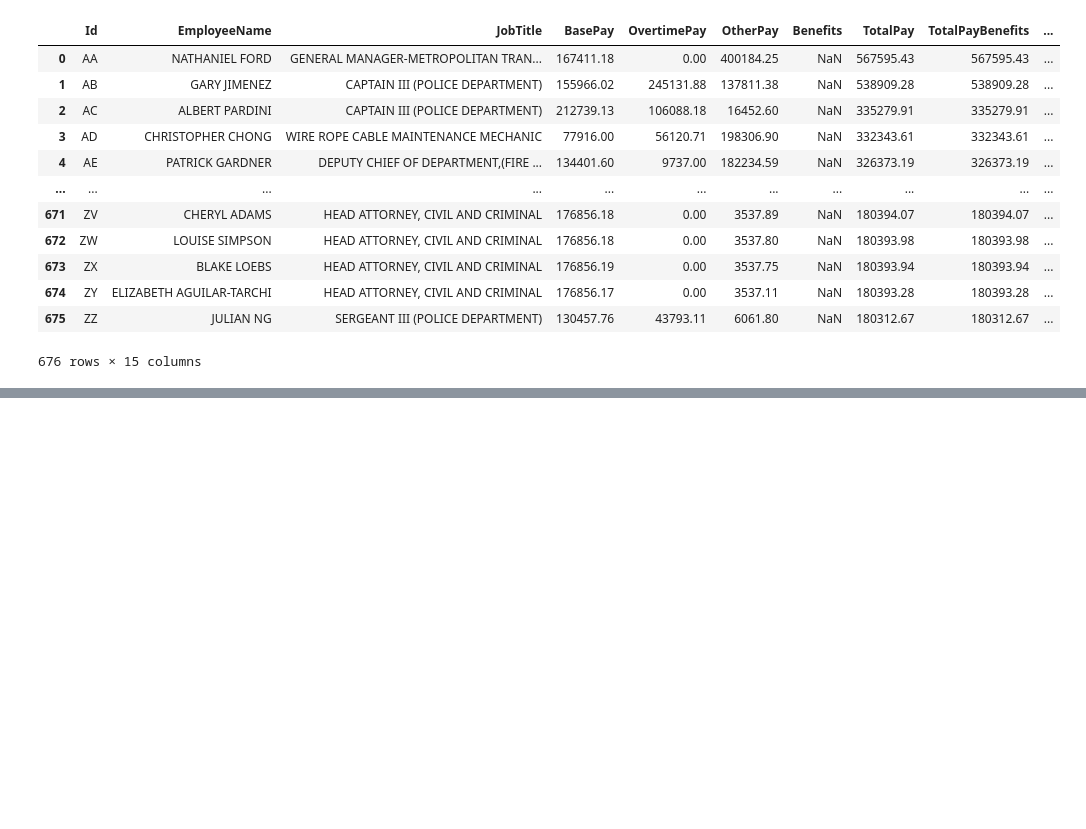
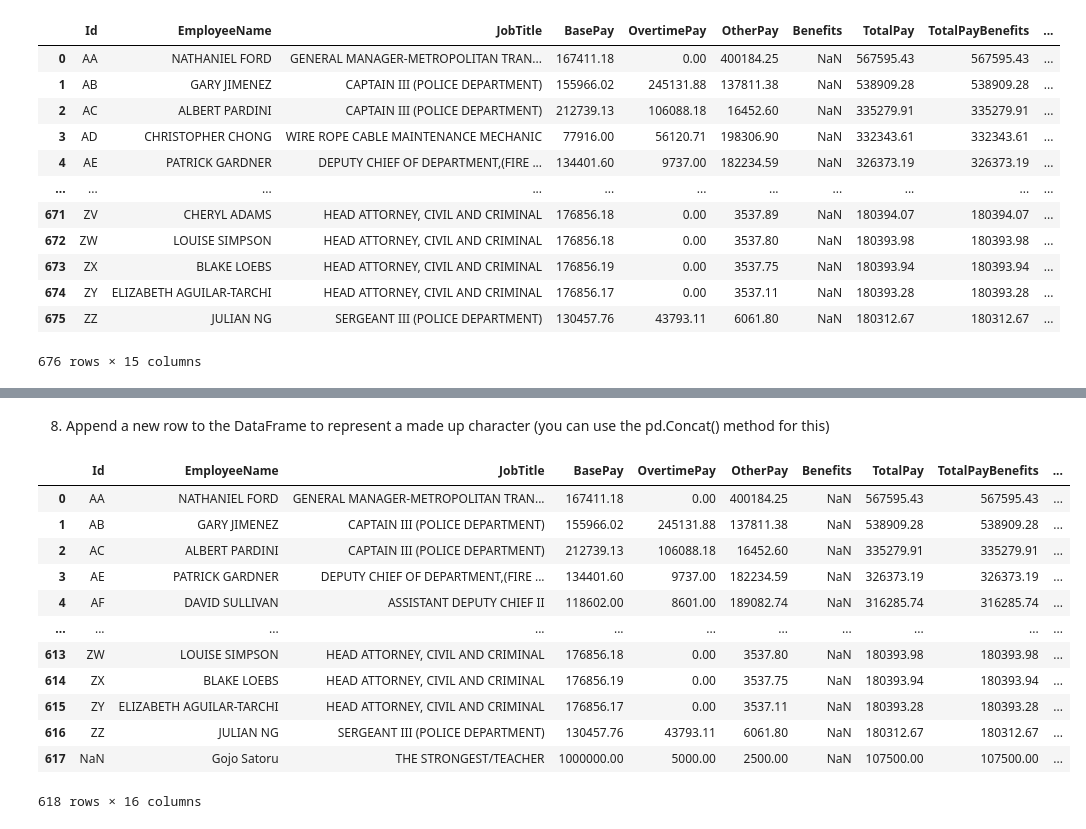
Before and after one commit to ranvirsahota/AiCore, a Jupyter notebook: 04_advanced_dataframe_operations/data_manipulation_practical.ipynb, the cells around one changed output, grey strips where cells are left out. Cells and saved outputs as stored; diff of their text form; code cells hidden in the pictures; blank space fills up the shorter version.

```diff
--- a/04_advanced_dataframe_operations/data_manipulation_practical.ipynb
+++ b/04_advanced_dataframe_operations/data_manipulation_practical.ipynb
@@ -94,0 +97,3 @@ df
+# %%
+new_df = df[df['BasePay'] > 100000]
+new_df
@@ -94,0 +116,3 @@ df
+# %%
+new_df['PaySumExlBaseSalary'] = new_df['TotalPayBenefits'] - new_df['BasePay']
+new_df
@@ -94,0 +138,36 @@ df
+# %% [markdown]
+8. Append a new row to the DataFrame to represent a made up character (you can use the pd.Concat() method for this)
+# %%
+import numpy as np
+
+new_row = pd.DataFrame({
+    'EmployeeName': ['Gojo Satoru'],
+    'JobTitle': ['THE STRONGEST/TEACHER'],
+    'BasePay': [1000000.00],
+    'OvertimePay': [5000.00],
+    'OtherPay': [2500.00],
+    'Benefits': [float('nan')],
+    'TotalPay': [107500.00],
+    'TotalPayBenefits': [107500.00],
+    'Year': [2023],
+    'Notes': [float('nan')],
+    'Agency': ['Japan'],
+    'Status': np.nan
+})
+
+row_concat = pd.concat((new_df, new_row), ignore_index=True, )
+row_concat
+# %% [output]
+|  | Id | EmployeeName | JobTitle | BasePay | OvertimePay | OtherPay | Benefits | TotalPay | TotalPayBenefits | ... |
+| 0 | AA | NATHANIEL FORD | GENERAL MANAGER-METROPOLITAN TRAN... | 167411.18 | 0.00 | 400184.25 | NaN | 567595.43 | 567595.43 | ... |
+| 1 | AB | GARY JIMENEZ | CAPTAIN III (POLICE DEPARTMENT) | 155966.02 | 245131.88 | 137811.38 | NaN | 538909.28 | 538909.28 | ... |
+| 2 | AC | ALBERT PARDINI | CAPTAIN III (POLICE DEPARTMENT) | 212739.13 | 106088.18 | 16452.60 | NaN | 335279.91 | 335279.91 | ... |
+| 3 | AE | PATRICK GARDNER | DEPUTY CHIEF OF DEPARTMENT,(FIRE ... | 134401.60 | 9737.00 | 182234.59 | NaN | 326373.19 | 326373.19 | ... |
+| 4 | AF | DAVID SULLIVAN | ASSISTANT DEPUTY CHIEF II | 118602.00 | 8601.00 | 189082.74 | NaN | 316285.74 | 316285.74 | ... |
+| ... | ... | ... | ... | ... | ... | ... | ... | ... | ... | ... |
+| 613 | ZW | LOUISE SIMPSON | HEAD ATTORNEY, CIVIL AND CRIMINAL | 176856.18 | 0.00 | 3537.80 | NaN | 180393.98 | 180393.98 | ... |
+| 614 | ZX | BLAKE LOEBS | HEAD ATTORNEY, CIVIL AND CRIMINAL | 176856.19 | 0.00 | 3537.75 | NaN | 180393.94 | 180393.94 | ... |
+| 615 | ZY | ELIZABETH AGUILAR-TARCHI | HEAD ATTORNEY, CIVIL AND CRIMINAL | 176856.17 | 0.00 | 3537.11 | NaN | 180393.28 | 180393.28 | ... |
+| 616 | ZZ | JULIAN NG | SERGEANT III (POLICE DEPARTMENT) | 130457.76 | 43793.11 | 6061.80 | NaN | 180312.67 | 180312.67 | ... |
+| 617 | NaN | Gojo Satoru | THE STRONGEST/TEACHER | 1000000.00 | 5000.00 | 2500.00 | NaN | 107500.00 | 107500.00 | ... |
+618 rows × 16 columns
```
Also changed, not shown: parts of 4 cells of this notebook.
